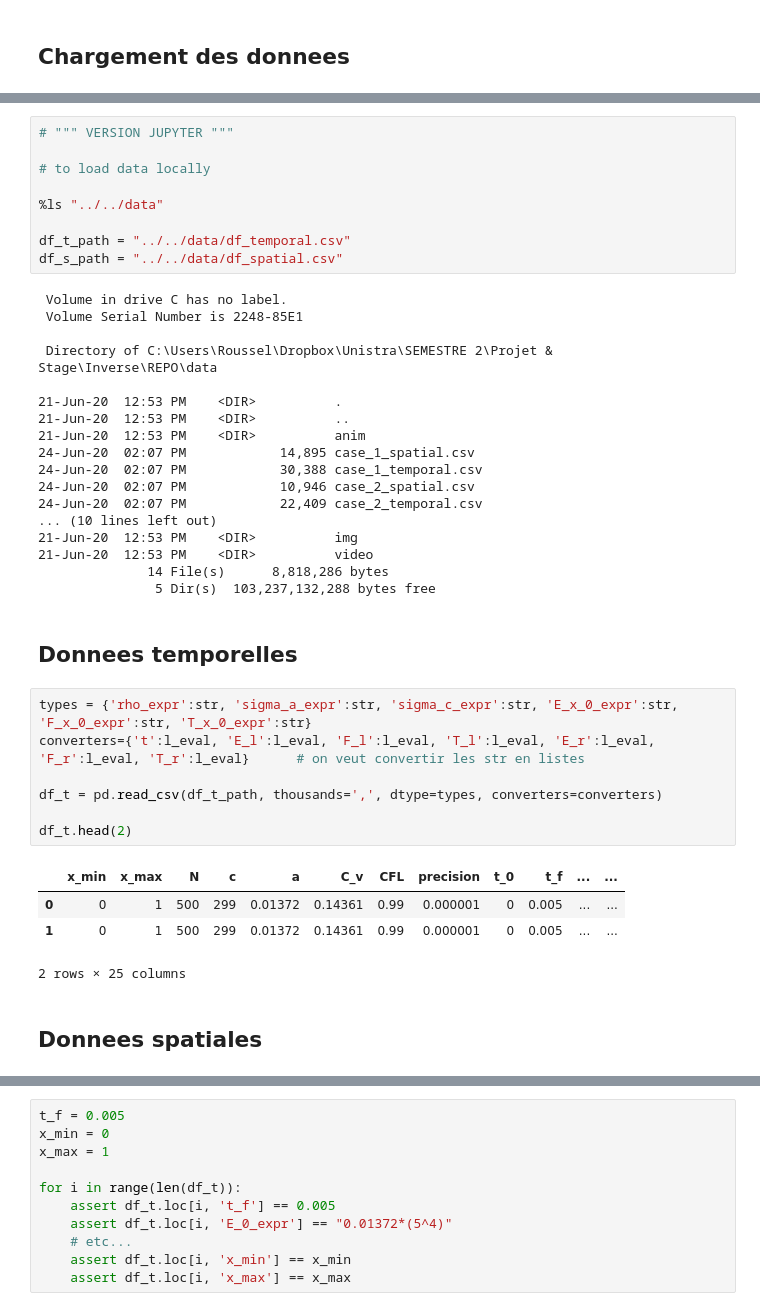
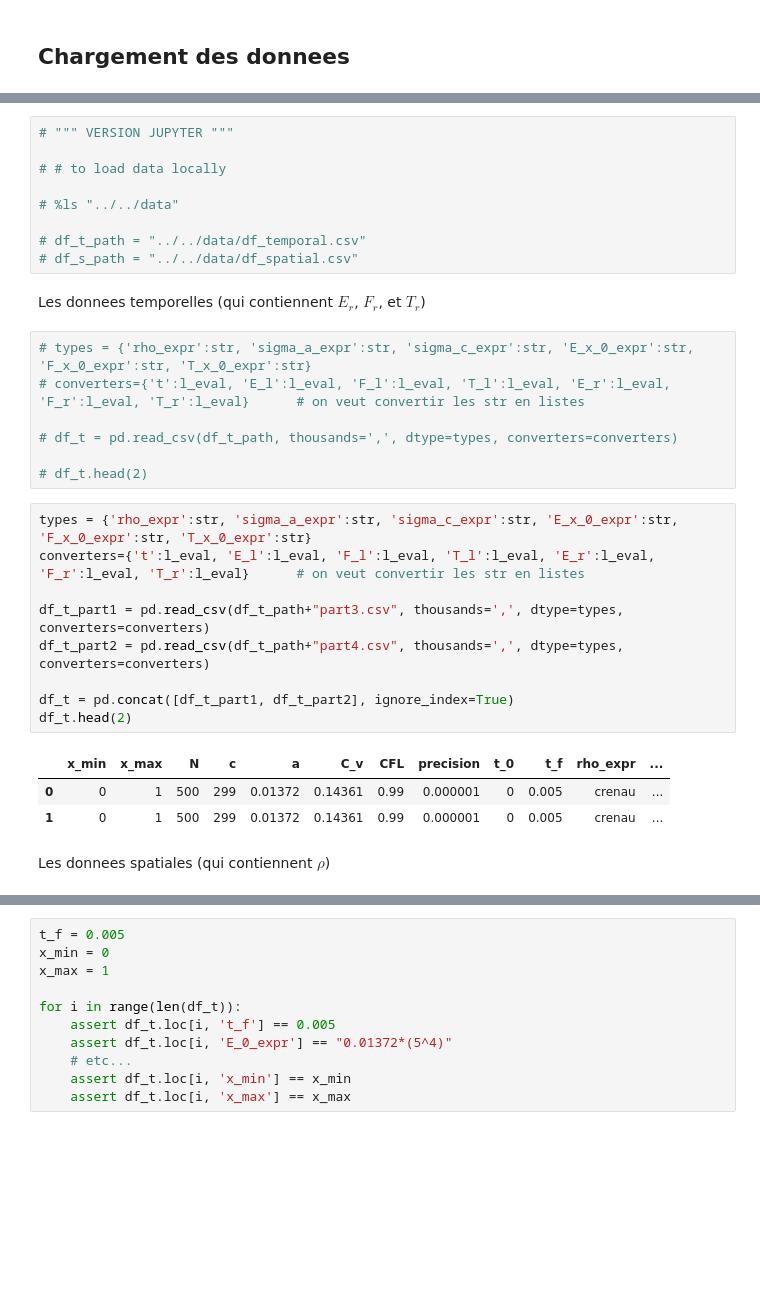
Before and after one commit to ddrous/projet-inverse-2d, a Jupyter notebook: src/notebook/reseaux_de_neurones.ipynb, the cells around one changed output, grey strips where cells are left out. Drawn from its saved outputs; the diff is of its cells as text; blank space fills up the shorter version.

```diff
--- a/src/notebook/reseaux_de_neurones.ipynb
+++ b/src/notebook/reseaux_de_neurones.ipynb
@@ -42,44 +57,34 @@ np.set_printoptions(precision = 3)
 # %%
 # """ VERSION JUPYTER """
 
-# to load data locally
+# # to load data locally
 
-%ls "../../data"
+# %ls "../../data"
 
-df_t_path = "../../data/df_temporal.csv"
-df_s_path = "../../data/df_spatial.csv"
+# df_t_path = "../../data/df_temporal.csv"
+# df_s_path = "../../data/df_spatial.csv"
-# %% [output]
- Volume in drive C has no label.
- Volume Serial Number is 2248-85E1
-
- Directory of C:\Users\Roussel\Dropbox\Unistra\SEMESTRE 2\Projet & Stage\Inverse\REPO\data
-
-21-Jun-20  12:53 PM    <DIR>          .
-21-Jun-20  12:53 PM    <DIR>          ..
-21-Jun-20  12:53 PM    <DIR>          anim
-24-Jun-20  02:07 PM            14,895 case_1_spatial.csv
-24-Jun-20  02:07 PM            30,388 case_1_temporal.csv
-24-Jun-20  02:07 PM            10,946 case_2_spatial.csv
-24-Jun-20  02:07 PM            22,409 case_2_temporal.csv
-... (10 lines left out)
-21-Jun-20  12:53 PM    <DIR>          img
-21-Jun-20  12:53 PM    <DIR>          video
-              14 File(s)      8,818,286 bytes
-               5 Dir(s)  103,237,132,288 bytes free
-# %% [markdown]
-## Donnees temporelles
+# %% [markdown]
+Les donnees temporelles (qui contiennent $E_r$, $F_r$, et $T_r$)
 # %%
-types = {'rho_expr':str, 'sigma_a_expr':str, 'sigma_c_expr':str, 'E_x_0_expr':str, 'F_x_0_expr':str, 'T_x_0_expr':str}
-converters={'t':l_eval, 'E_l':l_eval, 'F_l':l_eval, 'T_l':l_eval, 'E_r':l_eval, 'F_r':l_eval, 'T_r':l_eval}      # on veut convertir les str en listes
+# types = {'rho_expr':str, 'sigma_a_expr':str, 'sigma_c_expr':str, 'E_x_0_expr':str, 'F_x_0_expr':str, 'T_x_0_expr':str}
+# converters={'t':l_eval, 'E_l':l_eval, 'F_l':l_eval, 'T_l':l_eval, 'E_r':l_eval, 'F_r':l_eval, 'T_r':l_eval}      # on veut convertir les str en listes
 
-df_t = pd.read_csv(df_t_path, thousands=',', dtype=types, converters=converters)
+# df_t = pd.read_csv(df_t_path, thousands=',', dtype=types, converters=converters)
 
-df_t.head(2)
+# df_t.head(2)
-# %% [output]
-|  | x_min | x_max | N | c | a | C_v | CFL | precision | t_0 | t_f | ... | ... |
-| 0 | 0 | 1 | 500 | 299 | 0.01372 | 0.14361 | 0.99 | 0.000001 | 0 | 0.005 | ... | ... |
-| 1 | 0 | 1 | 500 | 299 | 0.01372 | 0.14361 | 0.99 | 0.000001 | 0 | 0.005 | ... | ... |
-2 rows × 25 columns
-# %% [markdown]
-## Donnees spatiales
+# %%
+types = {'rho_expr':str, 'sigma_a_expr':str, 'sigma_c_expr':str, 'E_x_0_expr':str, 'F_x_0_expr':str, 'T_x_0_expr':str}
+converters={'t':l_eval, 'E_l':l_eval, 'F_l':l_eval, 'T_l':l_eval, 'E_r':l_eval, 'F_r':l_eval, 'T_r':l_eval}      # on veut convertir les str en listes
+
+df_t_part1 = pd.read_csv(df_t_path+"part3.csv", thousands=',', dtype=types, converters=converters)
+df_t_part2 = pd.read_csv(df_t_path+"part4.csv", thousands=',', dtype=types, converters=converters)
+
+df_t = pd.concat([df_t_part1, df_t_part2], ignore_index=True)
+df_t.head(2)
+# %% [output]
+|  | x_min | x_max | N | c | a | C_v | CFL | precision | t_0 | t_f | rho_expr | ... |
+| 0 | 0 | 1 | 500 | 299 | 0.01372 | 0.14361 | 0.99 | 0.000001 | 0 | 0.005 | crenau | ... |
+| 1 | 0 | 1 | 500 | 299 | 0.01372 | 0.14361 | 0.99 | 0.000001 | 0 | 0.005 | crenau | ... |
+# %% [markdown]
+Les donnees spatiales (qui contiennent $\rho$)
 # %%
```
Also changed, not shown: parts of 32 cells of this notebook, 16 other files.
